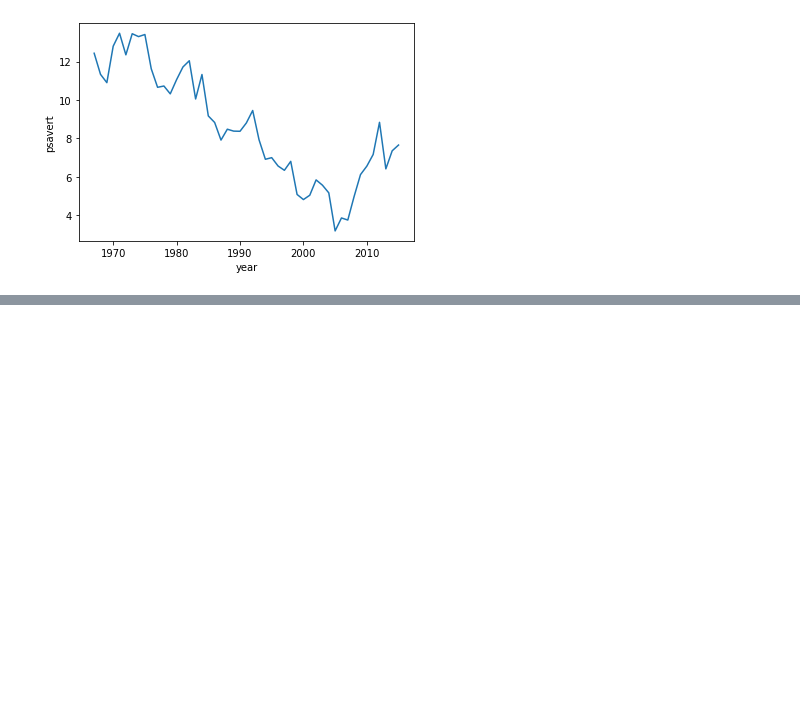
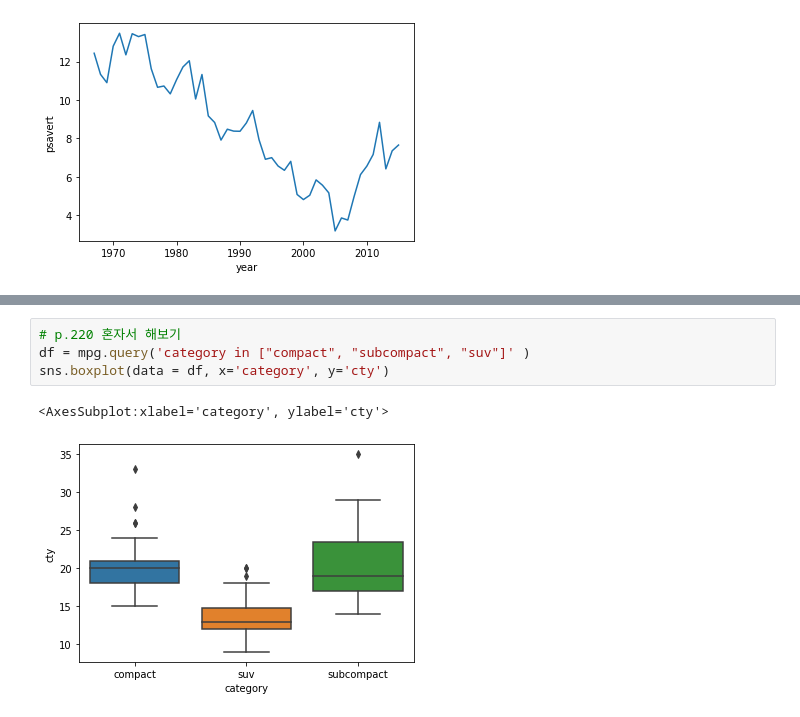
Before and after one commit to iheehee/python_data_analytics, a Jupyter notebook: chapter8.ipynb, the cells around one changed output, grey strips where cells are left out. Saved outputs shown, nothing was run; the diff lists cells and outputs as text; blank space fills up the shorter version.

```diff
--- a/chapter8.ipynb
+++ b/chapter8.ipynb
@@ -64,0 +66,7 @@ NameError: name 'eonomics' is not defined
+# %%
+# p.220 혼자서 해보기
+df = mpg.query('category in ["compact", "subcompact", "suv"]' )
+sns.boxplot(data = df, x='category', y='cty')
+# %% [output]
+<AxesSubplot:xlabel='category', ylabel='cty'>
+[figure, added]
```
Also changed, not shown: parts of 1 cell of this notebook.
